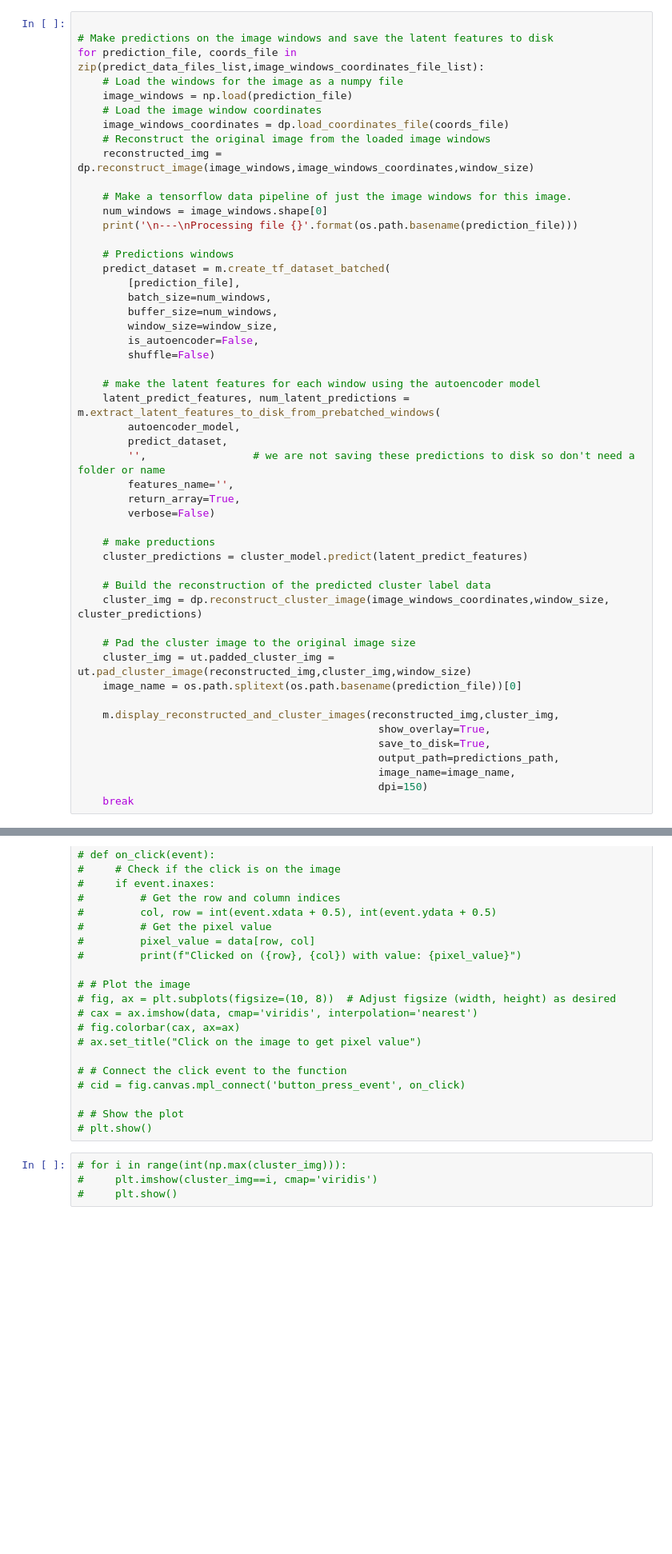
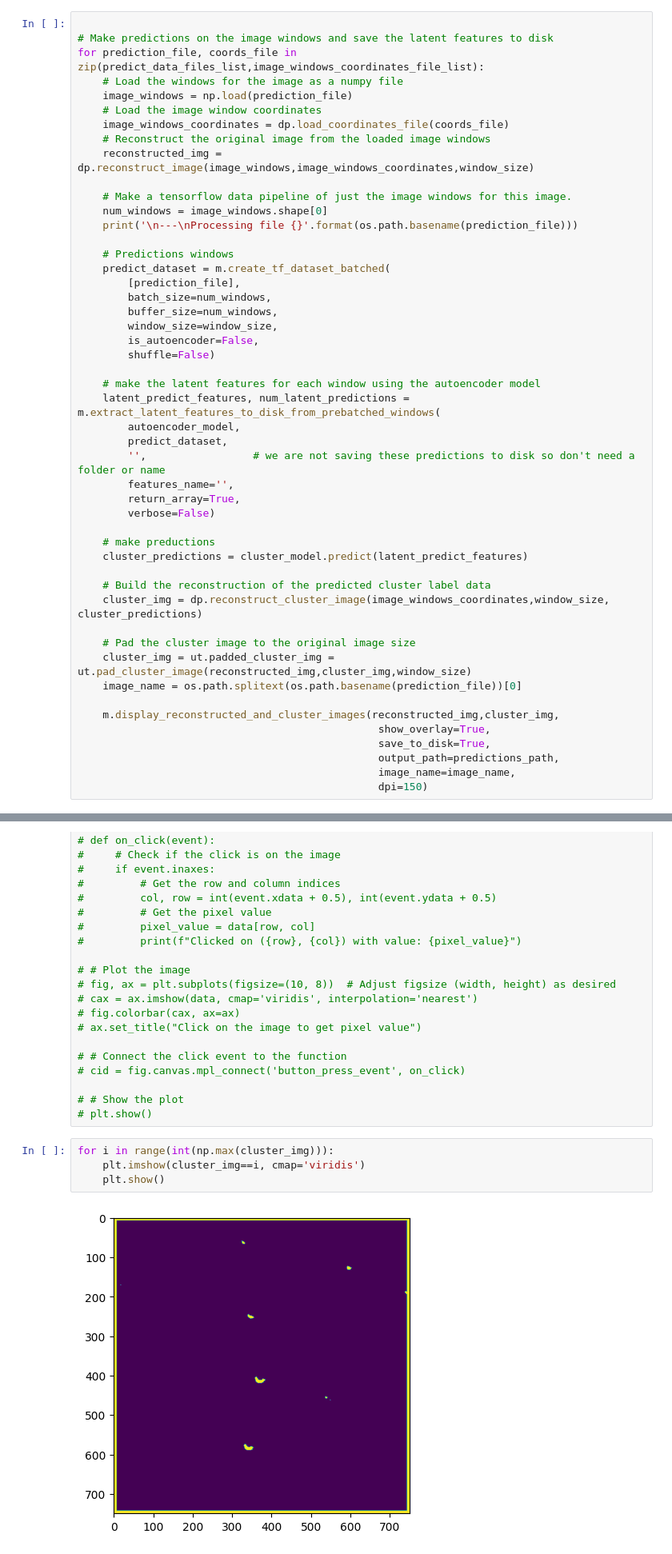
Before and after one commit to srschofield/SRSML24, a Jupyter notebook: examples/notebooks/cluster.ipynb, the cells around one changed output, grey strips where cells are left out. Shown at 80% size. Cells and saved outputs as stored; diff of their text form; blank space fills up the shorter version.

```diff
--- a/examples/notebooks/cluster.ipynb
+++ b/examples/notebooks/cluster.ipynb
@@ -554,7 +581,6 @@ for prediction_file, coords_file in zip(predict_data_files_list,image_windows_co
                                                 output_path=predictions_path,
                                                 image_name=image_name,
                                                 dpi=150)
-    break
 # %% [output]
 ---
 Processing file default_2011Feb11-105510_STM-STM_Spectroscopy--110_16_BD_all_windows.npy
@@ -589,6 +624,8 @@ Image saved to /Users/steven/Python-data/Summer_2025_Adam_1000/predictions/defau
 # # Show the plot
 # plt.show()
 # %%
-# for i in range(int(np.max(cluster_img))):
-#     plt.imshow(cluster_img==i, cmap='viridis')
-#     plt.show()
+for i in range(int(np.max(cluster_img))):
+    plt.imshow(cluster_img==i, cmap='viridis')
+    plt.show()
+# %% [output]
+[figure, added]
```
Also changed, not shown: parts of 5 cells of this notebook, 1 other file.
